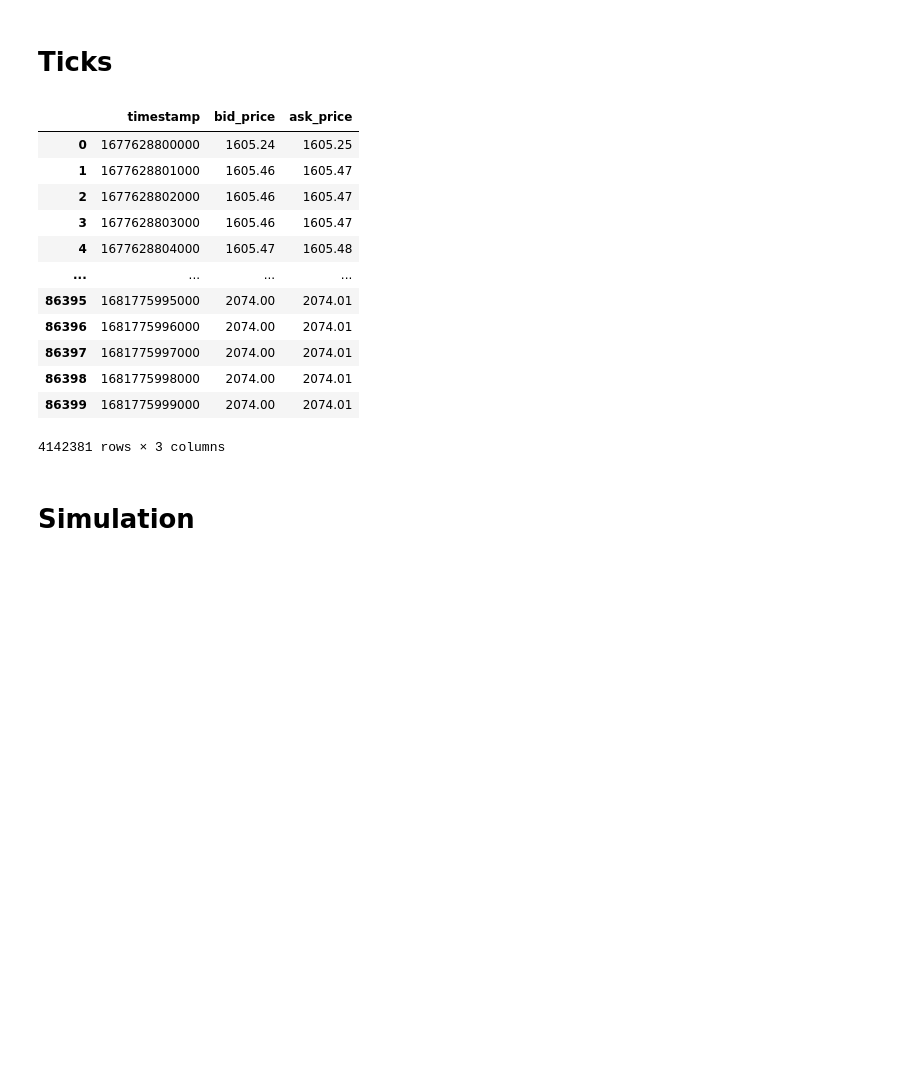
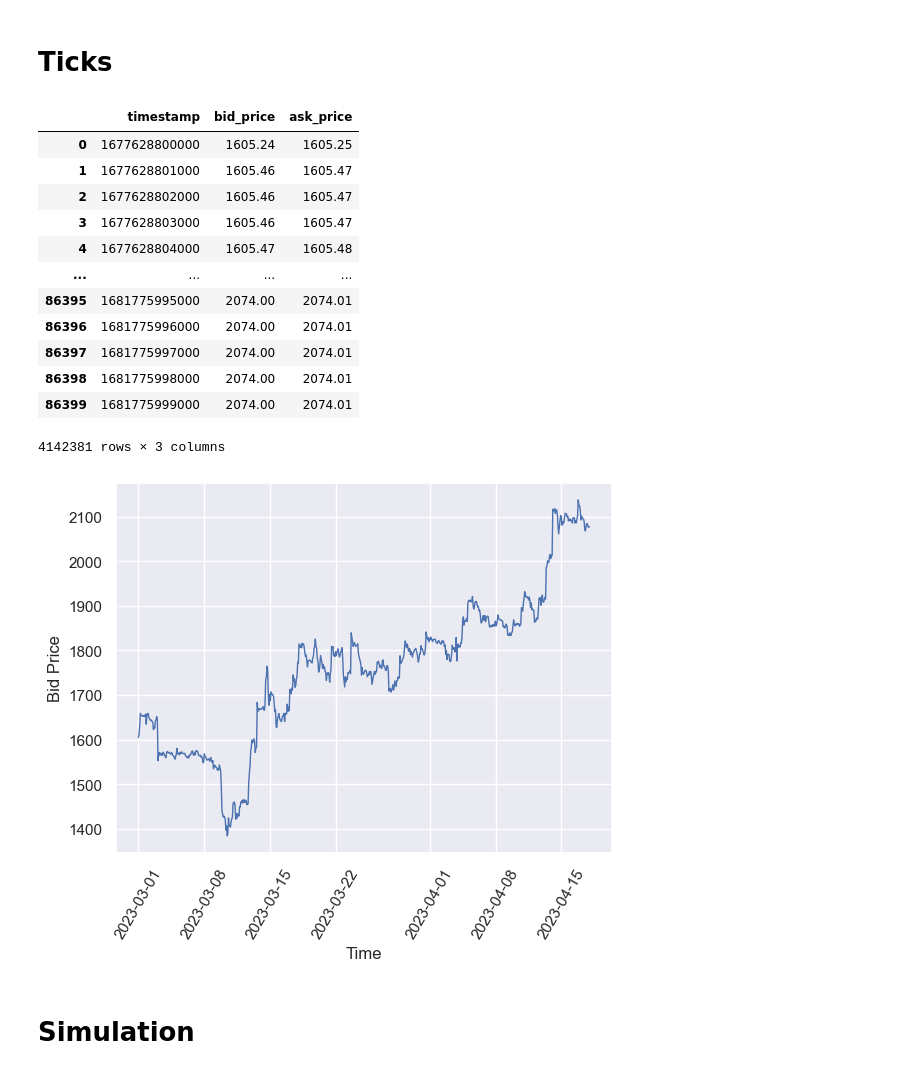
Before and after one commit to yoda31217/to-the-moon, a Jupyter notebook: ttm-analytics/src/analytics/analytics_2.ipynb, the cells around one changed output. Drawn from its saved outputs; the diff is of its cells as text; code cells hidden in the pictures; blank space fills up the shorter version.

```diff
--- a/ttm-analytics/src/analytics/analytics_2.ipynb
+++ b/ttm-analytics/src/analytics/analytics_2.ipynb
@@ -23,28 +23,30 @@ price_step_ratio = 0.001
 # %%
 from binance.binance_k_line_loader import load_binance_k_lines
 from binance.binance_tick_loader import load_binance_ticks
 from chart.ttm_chart import draw_line_chart
 
 k_lines = load_binance_k_lines(f"../../../ttm-data/{symbol}-{symbol_k_lines_interval}-*.csv")
 
 ticks = load_binance_ticks(k_lines, symbol_ask_bid_price_difference)
 
-# draw_line_chart(ticks.timestamp, ticks.bid_price, name='Bid Price')
+sampled_ticks = ticks.iloc[::6000, :]
+draw_line_chart(sampled_ticks.timestamp, sampled_ticks.bid_price, name='Bid Price')
 ticks
 # %% [output]
 |  | timestamp | bid_price | ask_price |
 | 0 | 1677628800000 | 1605.24 | 1605.25 |
 | 1 | 1677628801000 | 1605.46 | 1605.47 |
 | 2 | 1677628802000 | 1605.46 | 1605.47 |
 | 3 | 1677628803000 | 1605.46 | 1605.47 |
 | 4 | 1677628804000 | 1605.47 | 1605.48 |
 | ... | ... | ... | ... |
 | 86395 | 1681775995000 | 2074.00 | 2074.01 |
 | 86396 | 1681775996000 | 2074.00 | 2074.01 |
 | 86397 | 1681775997000 | 2074.00 | 2074.01 |
 | 86398 | 1681775998000 | 2074.00 | 2074.01 |
 | 86399 | 1681775999000 | 2074.00 | 2074.01 |
 4142381 rows × 3 columns
+[figure, added]
 # %% [markdown]
 # Simulation
 # %%
```
Also changed, not shown: parts of 3 cells of this notebook.
